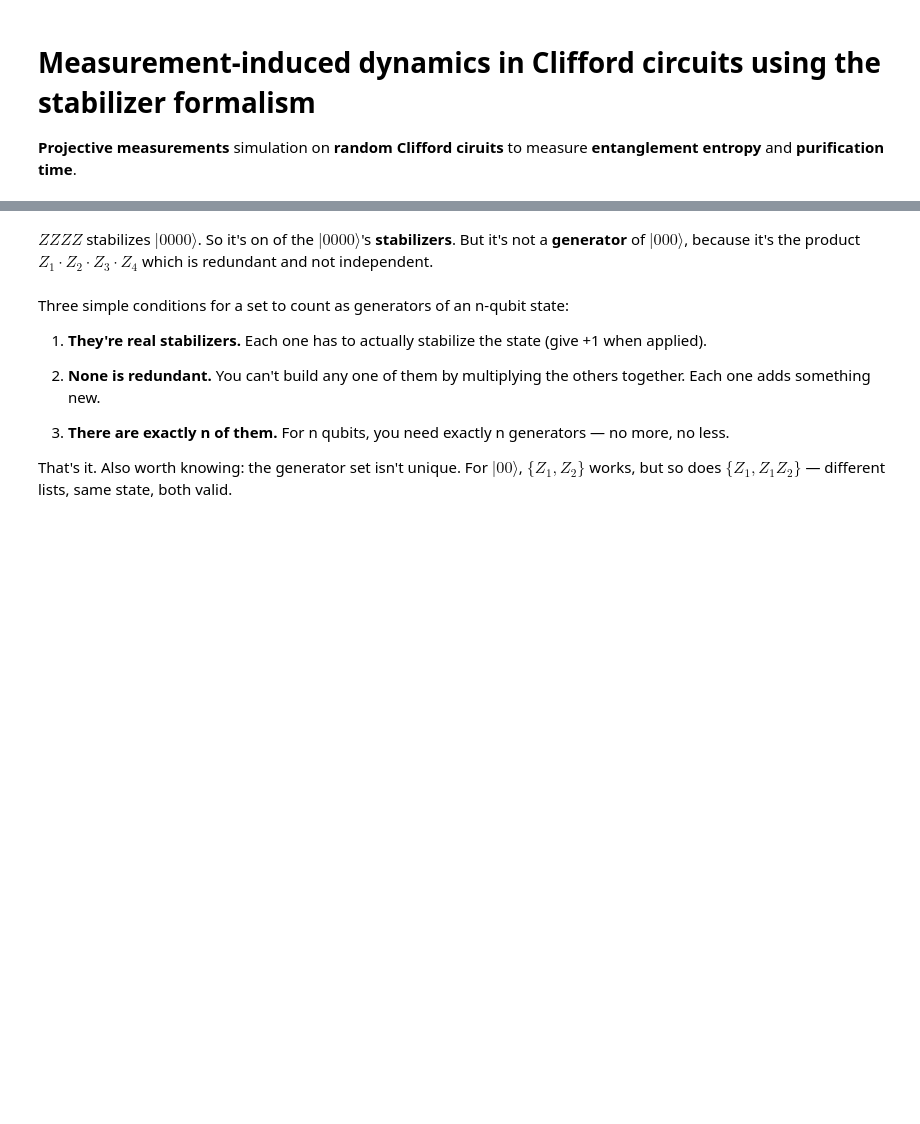
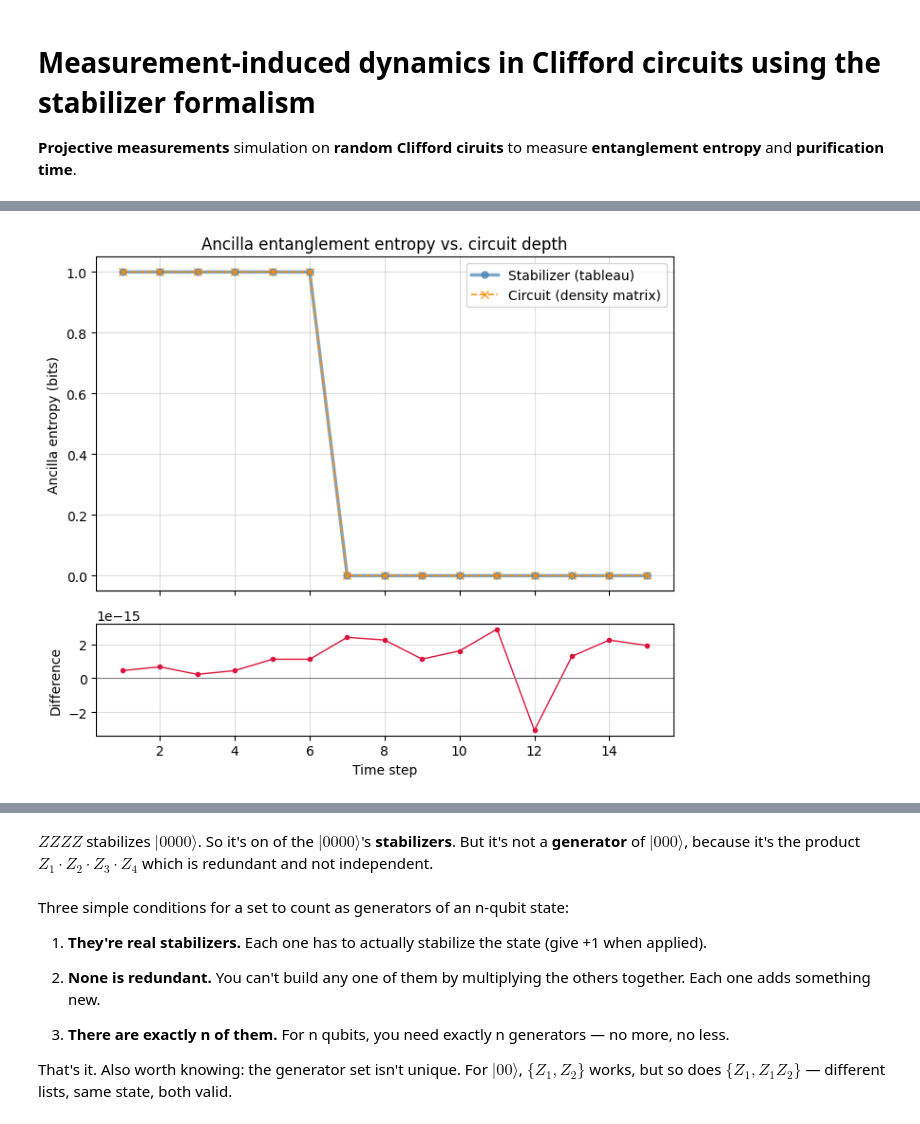
Before and after one commit to AKookani/BrickwallCliffordCircuit, a Jupyter notebook: Meeting_24_6_2026.ipynb, the cells around one changed output, grey strips where cells are left out. Saved outputs shown, nothing was run; the diff lists cells and outputs as text; code cells hidden in the pictures; blank space fills up the shorter version.

```diff
--- a/Meeting_24_6_2026.ipynb
+++ b/Meeting_24_6_2026.ipynb
@@ -205,3 +354,32 @@ StabilizerState(['+IXIX', '+IIZI', '+IZIZ', '+ZIII'])
+# %%
+import matplotlib.pyplot as plt
+import numpy as np
+
+fig, (ax1, ax2) = plt.subplots(2, 1, figsize=(7, 6), sharex=True,
+                                 gridspec_kw={'height_ratios': [3, 1]})
+
+# Top: both series, styled to stay visible when overlapping
+ax1.plot(range(1, T + 1), entropy_history, marker='o', markersize=5,
+          linewidth=2.5, color='steelblue', alpha=0.7, label='Stabilizer (tableau)')
+ax1.plot(range(1, T + 1), entropy_history_circ, marker='x', markersize=6,
+          linewidth=1.2, linestyle='--', color='darkorange', alpha=0.9, label='Circuit (density matrix)')
+ax1.set_ylabel("Ancilla entropy (bits)")
+ax1.set_title("Ancilla entanglement entropy vs. circuit depth")
+ax1.legend()
+ax1.grid(True, alpha=0.4)
+
+# Bottom: difference between the two, to show how close they really are
+diff = np.array(entropy_history) - np.array(entropy_history_circ)
+ax2.plot(range(1, T + 1), diff, marker='.', color='crimson', linewidth=1)
+ax2.axhline(0, color='gray', linewidth=0.8)
+ax2.set_xlabel("Time step")
+ax2.set_ylabel("Difference")
+ax2.grid(True, alpha=0.4)
+
+plt.tight_layout()
+plt.show()
+# %% [output]
+[figure, added]
 # %% [markdown]
 ![clifford-octahedron.jpg](embedded-picture-1)
 
```
Also changed, not shown: parts of 18 cells of this notebook.
